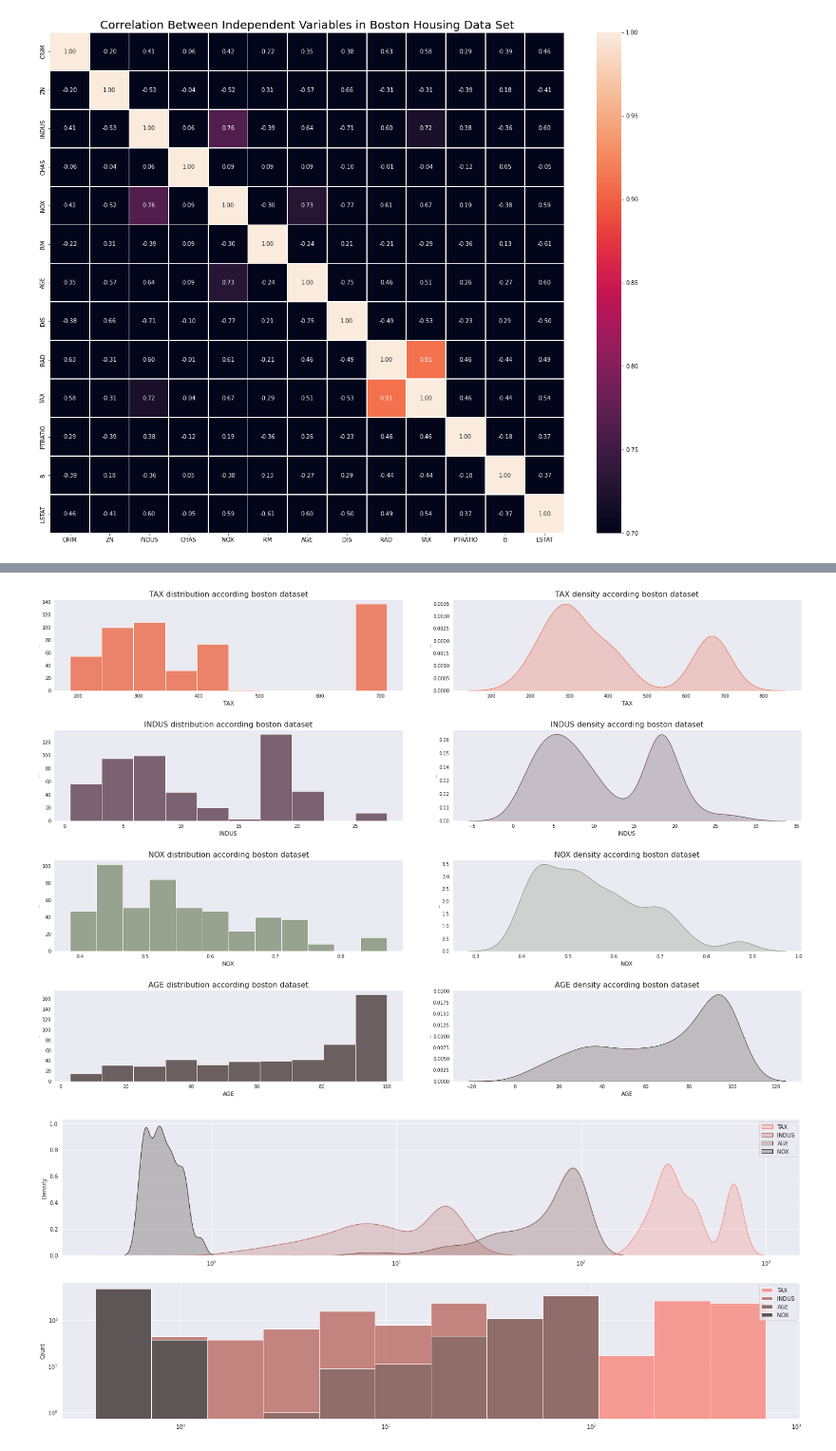
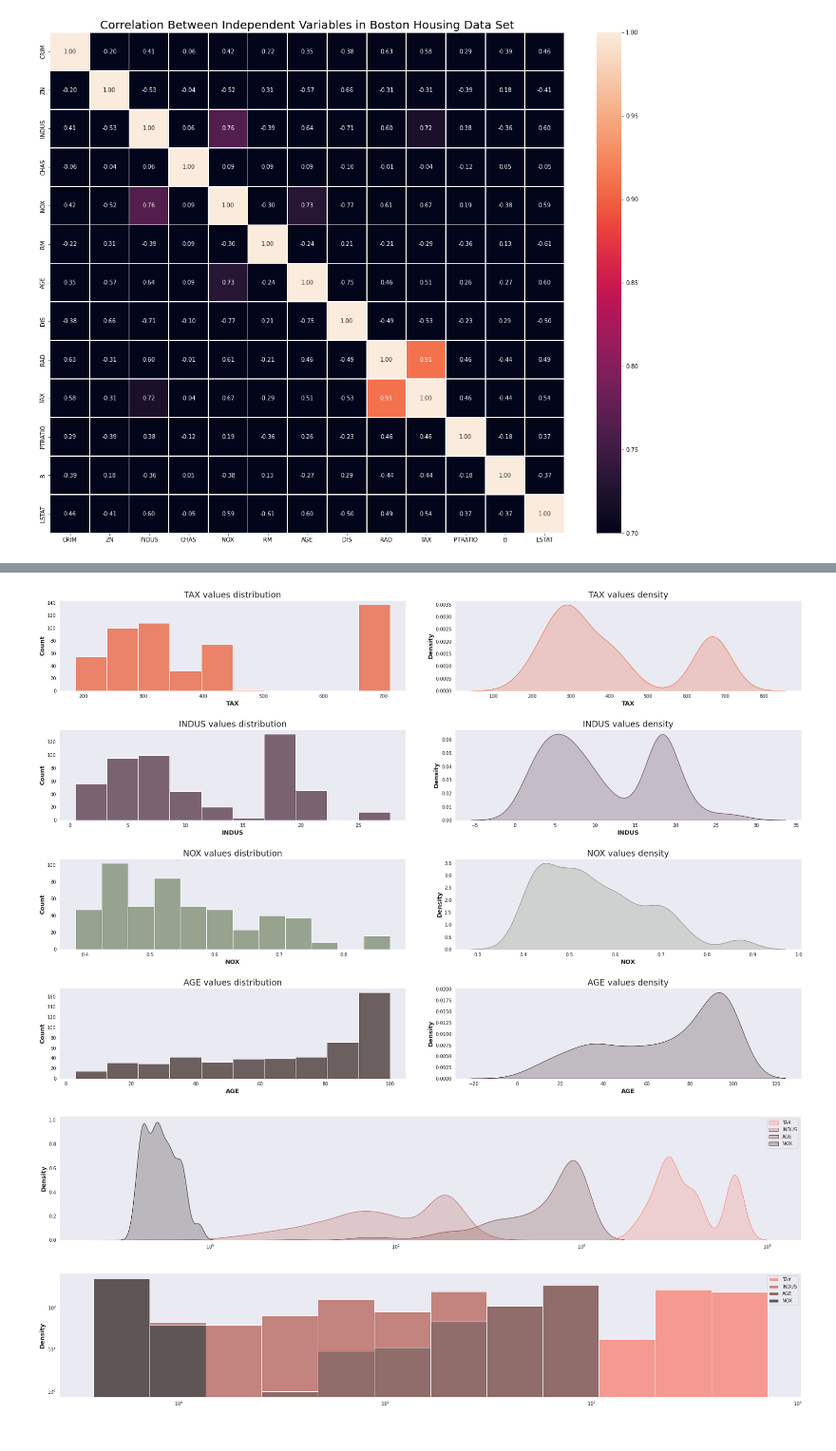
Before and after one commit to artghieri/Machine-Learning-ScitKit-Learn, a Jupyter notebook: main.ipynb, the cells around one changed output, grey strips where cells are left out. Shown at 95% size. Cells and saved outputs as stored; diff of their text form; code cells hidden in the pictures.

```diff
--- a/main.ipynb
+++ b/main.ipynb
@@ -273,15 +254,15 @@ fig.tight_layout(pad=5.0)
 
 # checking tax rate and radial highway correlation distribution
 sns.scatterplot(data = boston, x = 'RAD', y = 'TAX', hue = 'CHAS', palette = 'rocket', ax = axs[0]);
-axs[0].set(title = 'Distribution of Tax Rate versus Radial Highways Acess');
+axs[0].set_title('Distribution of Tax Rate versus Radial Highways Acess', fontsize = 13);
 
 # checking indus and nox correlation distribution
 sns.scatterplot(data = boston, x = 'INDUS', y = 'NOX', hue = 'CHAS', palette = 'rocket', ax = axs[1]);
-axs[1].set(title = 'Distribution of Nitric Oxides Concentration Distribution versus Non-Retail Business Acres per Town');
+axs[1].set_title('Distribution of Nitric Oxides Concentration Distribution versus Non-Retail Business Acres per Town', fontsize = 13);
 
 # checking the  age and nox correlation distribution
 sns.scatterplot(data = boston, x = 'NOX', y = 'AGE', hue = 'CHAS', palette = 'rocket', ax = axs[2]);
-axs[2].set(title = 'Distribution of the Proportion of Owner-Occupied Units Built Prior to 1940 versus Nitric Oxides Concentration');
+axs[2].set_title('Distribution of the Proportion of Owner-Occupied Units Built Prior to 1940 versus Nitric Oxides Concentration', fontsize = 13);
 
 # styles and configurations
 sns.set_style("dark")
@@ -300,8 +281,6 @@ for row in range(3):
 # %%
 # checking TAX, INDUX, NOX and AGE correlation with MEDV
-fig, axs = plt.subplots(nrows = 4, ncols = 2, figsize = (24,16));
-
-fig.suptitle('Correlation between the expected target value (MEDV) and the following features', fontsize = 20)
+fig, axs = plt.subplots(nrows = 4, ncols = 2, figsize = (24,20));
 
 sns.histplot(data = boston, x = 'TAX', y = 'MEDV',  color = '#eb613b', ax = axs[0][0])
 sns.kdeplot(data = boston, x = 'TAX',  y = 'MEDV',color = '#eb613b', shade = True, ax = axs[0][1]);
@@ -315,13 +294,15 @@ sns.kdeplot(data = boston, x = 'NOX',  y = 'MEDV',color = '#7c8a6e', shade = Tru
 sns.histplot(data = boston, x = 'AGE', y = 'MEDV', color = '#42302e', ax = axs[3][0])
 sns.kdeplot(data = boston, x = 'AGE',  y = 'MEDV',color = '#42302e', shade = True, ax = axs[3][1])
 
+# styles and configurations
 labels = ['TAX', 'INDUS','NOX','AGE']
 labels_index = 0
+fig.tight_layout(pad = 5.0)
 
 for row in range(4):
   for col in range(2):
     ylabel_text = 'MEDV'
-    axs[row][col].set_xlabel(labels[labels_index], fontsize = 12)
-    axs[row][col].set_ylabel(ylabel_text, fontsize = 12)
+    axs[row][col].set_xlabel(labels[labels_index], fontsize = 13, weight = 'bold')
+    axs[row][col].set_ylabel(ylabel_text, fontsize = 13, weight = 'bold')
   labels_index += 1
 # %% [output]
@@ -354,19 +335,28 @@ for row in range(4):
   for col in range(2):
     ylabel_text = 'Count' if not col else 'Density'
     title_text = 'distribution' if not col else 'density'
-    axs[row][col].set_title(f"{labels[labels_index]} {title_text} according boston dataset", fontsize = 16)
-    axs[row][col].set_xlabel(labels[labels_index], fontsize = 12)
-    axs[row][col].set_ylabel(ylabel_text, fontsize = 2)
+    axs[row][col].set_title(f"{labels[labels_index]} values {title_text}", fontsize = 18)
+    axs[row][col].set_xlabel(labels[labels_index], fontsize = 13, weight = 'bold')
+    axs[row][col].set_ylabel(ylabel_text, fontsize = 13, weight = 'bold')
   labels_index += 1
 # %% [output]
-[figure, old version]
+[figure, new version]
 # %%
+# compargin all selected features in a single graph
 variables = [boston['TAX'], boston['INDUS'], boston['AGE'], boston['NOX']]
 fig, axs = plt.subplots(nrows = 2 ,figsize = (24,10))
+
+# x label in log scale
 sns.kdeplot(data = variables, shade = True, log_scale = (True, False), palette = 'dark:salmon_r',ax = axs[0])
-sns.histplot(data = variables,log_scale = (True, True), multiple = 'stack', palette = 'dark:salmon_r',ax = axs[1]);
 
+# x and y labels in log scale
+sns.histplot(data = variables,log_scale = (True, True), multiple = 'stack', palette = 'dark:salmon_r', ax = axs[1]);
+
+for row in range(2):
+    axs[row].set_ylabel(ylabel_text, fontsize = 13, weight = 'bold')
+
+fig.tight_layout(pad = 5.0)
 # style
 sns.set_style('darkgrid')
 # %% [output]
-[figure, old version]
+[figure, new version]
```
Also changed, not shown: parts of 30 cells of this notebook.
